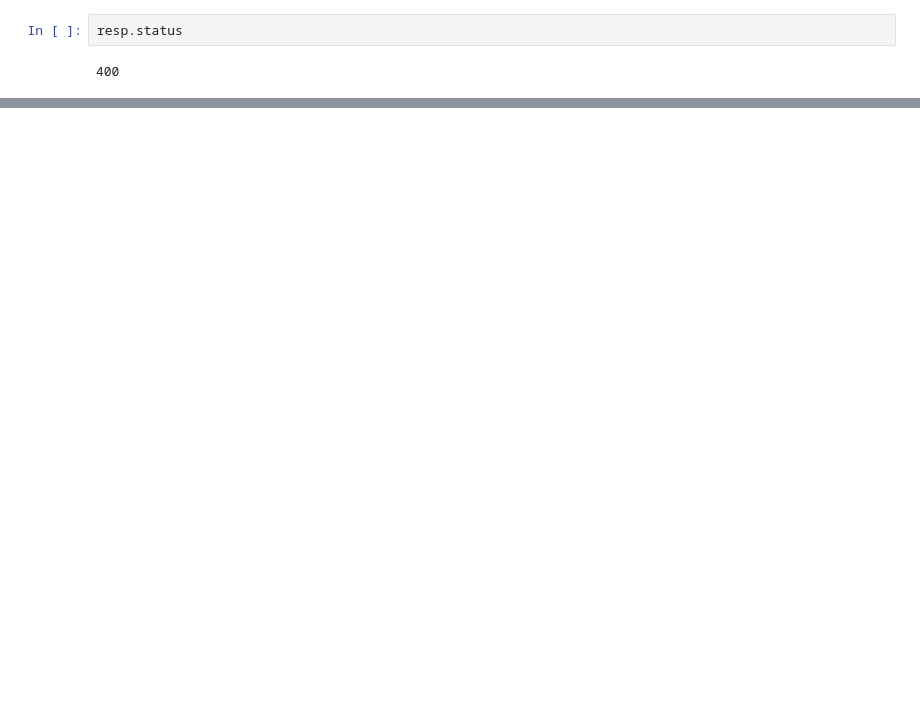
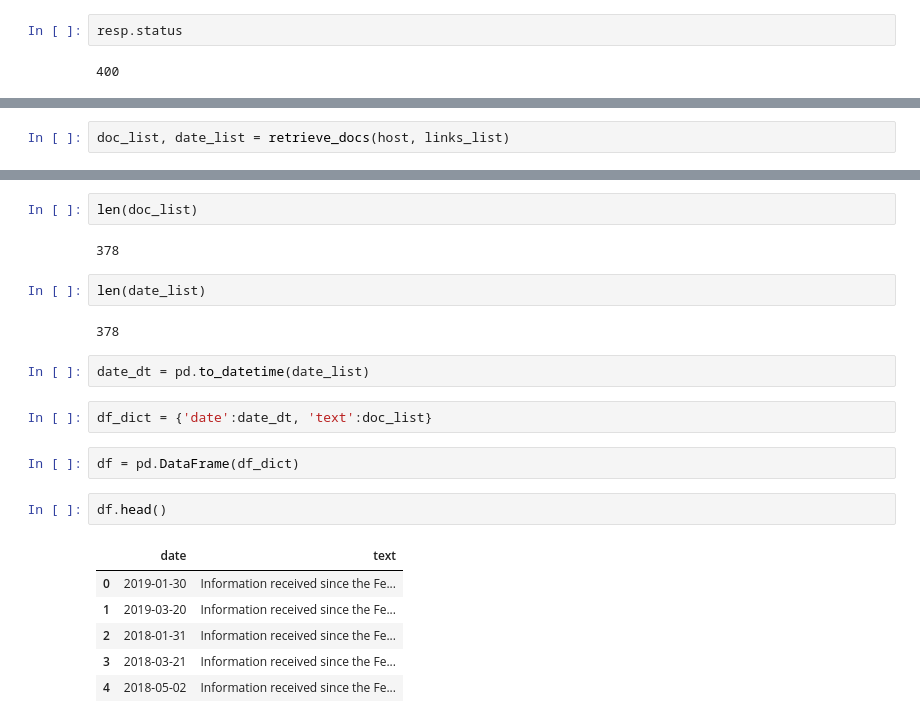
Before and after one commit to davidjsmith44/NLP-Fed-Speeches, a Jupyter notebook: src/Untitled4.ipynb, the cells around one changed output, grey strips where cells are left out. Saved outputs shown, nothing was run; the diff lists cells and outputs as text; blank space fills up the shorter version.

```diff
--- a/src/Untitled4.ipynb
+++ b/src/Untitled4.ipynb
@@ -314,0 +429,2 @@ b'<!DOCTYPE HTML PUBLIC "-//W3C//DTD HTML 4.01//EN""http://www.w3.org/TR/html4/s
+# %%
+doc_list, date_list = retrieve_docs(host, links_list)
@@ -314,0 +469,23 @@ b'<!DOCTYPE HTML PUBLIC "-//W3C//DTD HTML 4.01//EN""http://www.w3.org/TR/html4/s
+# %%
+len(doc_list)
+# %% [output]
+378
+# %%
+len(date_list)
+# %% [output]
+378
+# %%
+date_dt = pd.to_datetime(date_list)
+# %%
+df_dict = {'date':date_dt, 'text':doc_list}
+# %%
+df = pd.DataFrame(df_dict)
+# %%
+df.head()
+# %% [output]
+|  | date | text |
+| 0 | 2019-01-30 | Information received since the Fe... |
+| 1 | 2019-03-20 | Information received since the Fe... |
+| 2 | 2018-01-31 | Information received since the Fe... |
+| 3 | 2018-03-21 | Information received since the Fe... |
+| 4 | 2018-05-02 | Information received since the Fe... |
```
Also changed, not shown: parts of 31 cells of this notebook, 9 other files.
